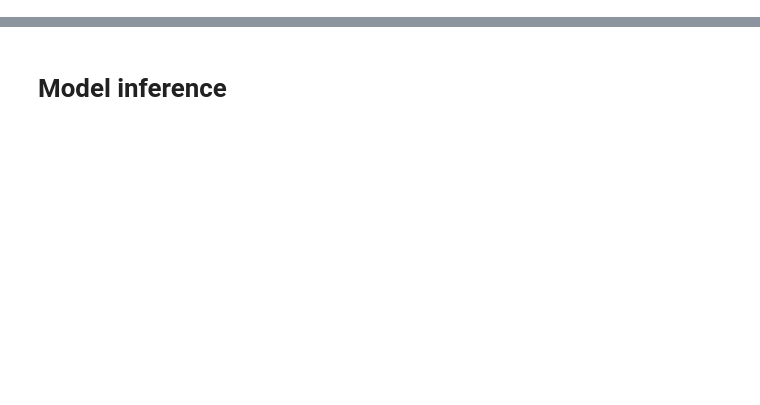
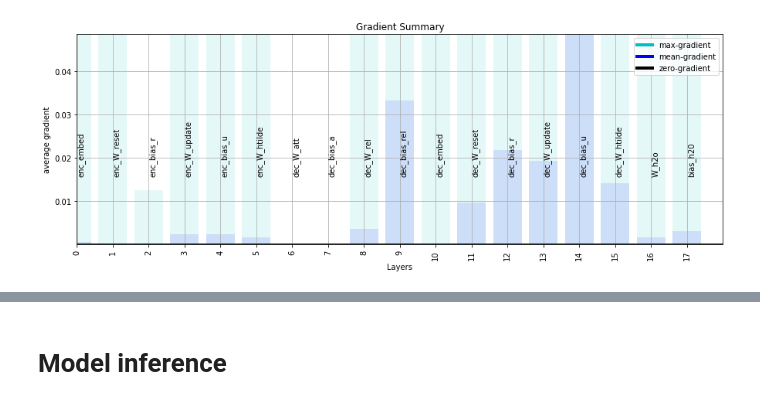
Before and after one commit to hans-elliott99/encoder-decoder-fromscratch, a Jupyter notebook: post-train.ipynb, the cells around one changed output, grey strips where cells are left out. Cells and saved outputs as stored; diff of their text form; code cells hidden in the pictures; blank space fills up the shorter version.

```diff
--- a/post-train.ipynb
+++ b/post-train.ipynb
@@ -26,0 +62,6 @@ plt.show()
+# %%
+plt.figure(figsize=(15,5))
+viz_tensors_bars(grads['encoder']+grads['decoder'],
+                names=names['encoder']+names['decoder'], y_ax_max="max_average", type="gradient")
+# %% [output]
+[figure, added]
```
Also changed, not shown: parts of 21 cells of this notebook, 7 other files.
